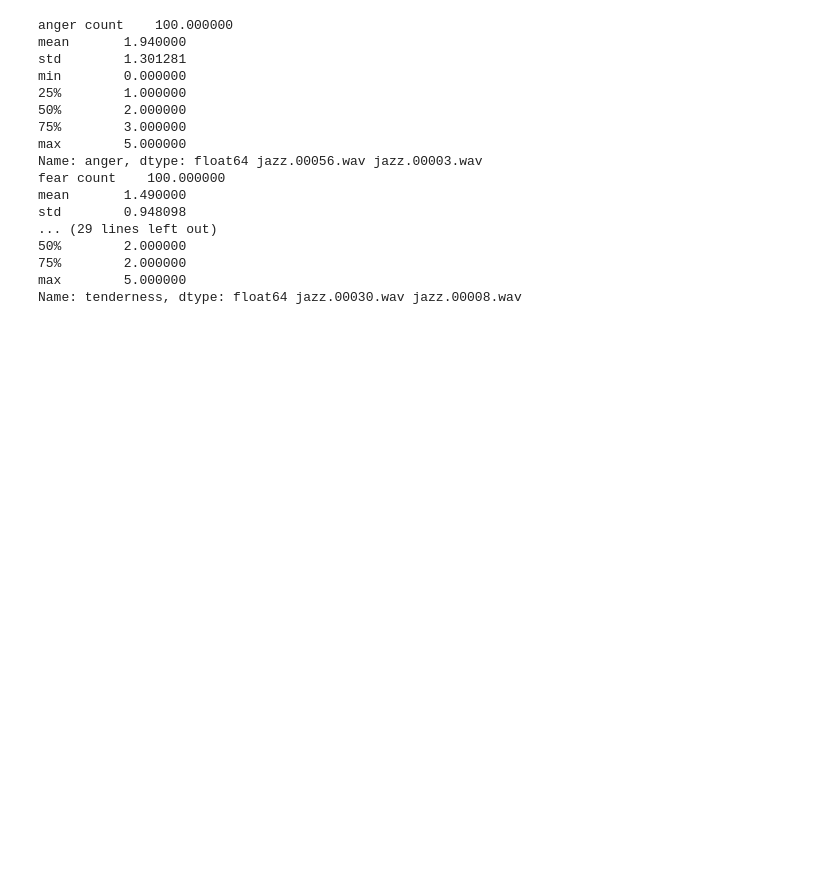
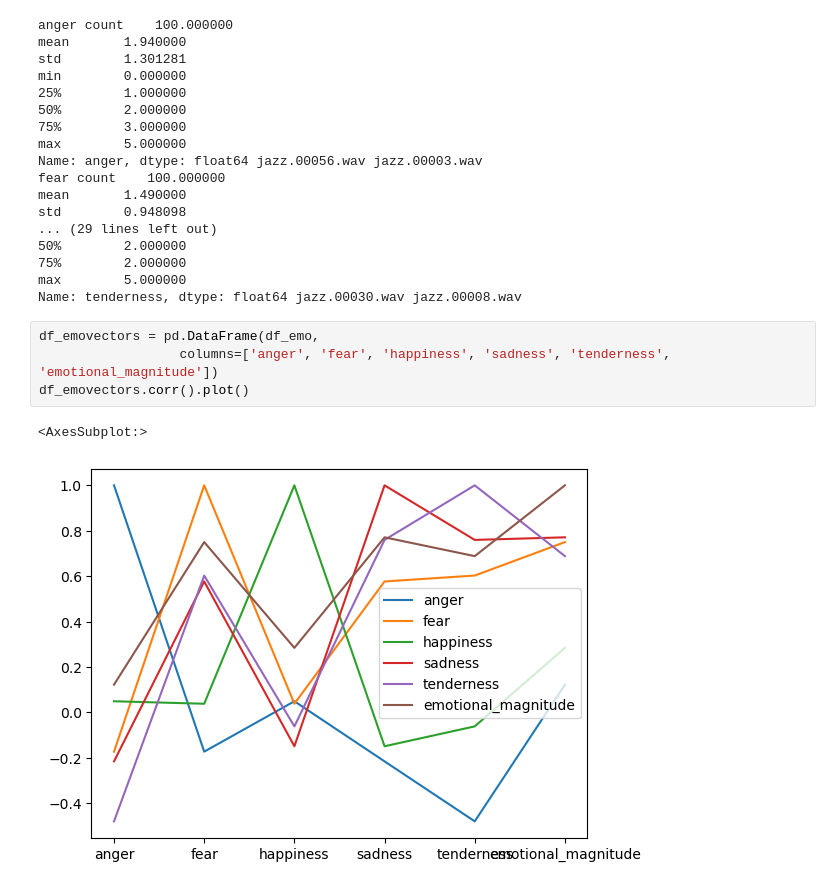
Before and after one commit to annajordanous/emovectors, a Jupyter notebook: emovec.ipynb, the cells around one changed output. Saved outputs shown, nothing was run; the diff lists cells and outputs as text; blank space fills up the shorter version.

```diff
--- a/emovec.ipynb
+++ b/emovec.ipynb
@@ -457,3 +444,10 @@ std        0.948098
 75%        2.000000
 max        5.000000
 Name: tenderness, dtype: float64 jazz.00030.wav jazz.00008.wav
+# %%
+df_emovectors = pd.DataFrame(df_emo,
+                  columns=['anger', 'fear', 'happiness', 'sadness', 'tenderness', 'emotional_magnitude'])
+df_emovectors.corr().plot()
+# %% [output]
+<AxesSubplot:>
+[figure, added]
```
Also changed, not shown: parts of 11 cells of this notebook, 1 other file.
